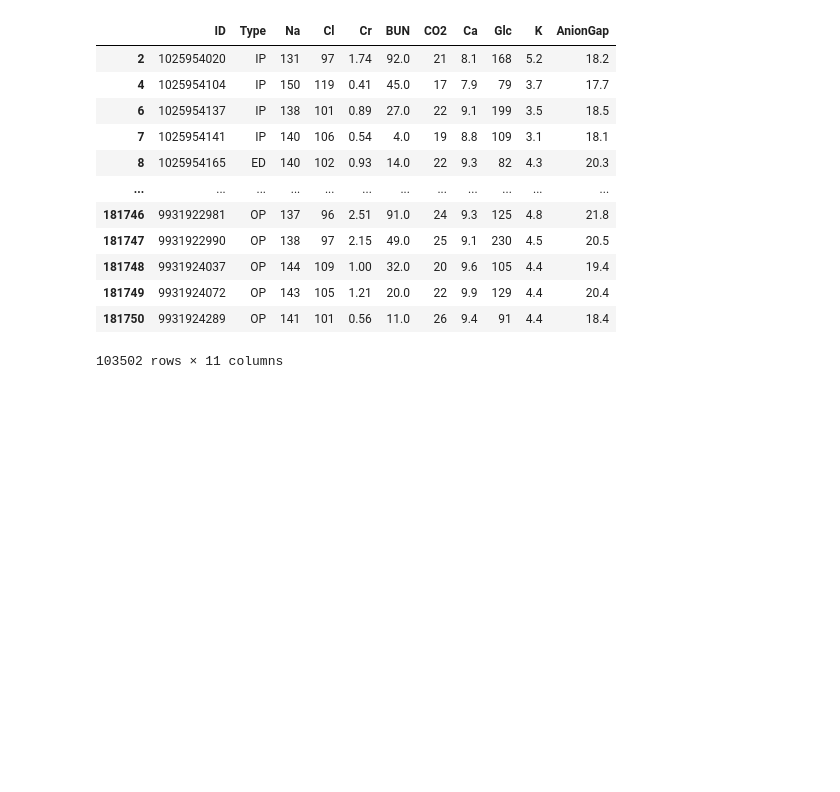
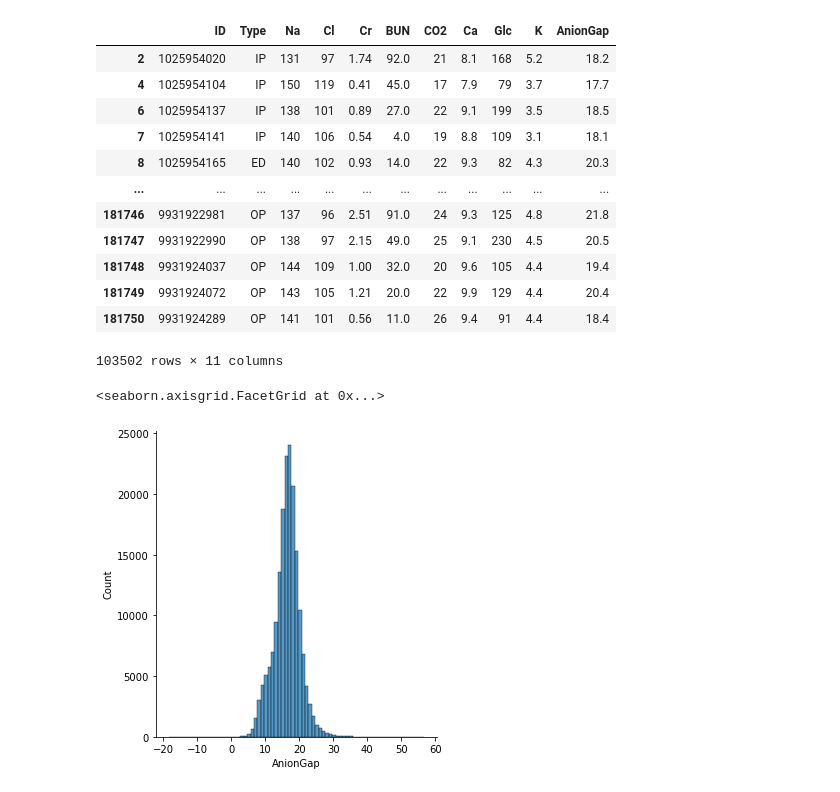
Before and after one commit to tchang3Atnorthwell/aacc_getting_started, a Jupyter notebook: Chem8 Challenges 1-4.ipynb, the cells around one changed output. Cells and saved outputs as stored; diff of their text form; code cells hidden in the pictures; blank space fills up the shorter version.

```diff
--- a/Chem8 Challenges 1-4.ipynb
+++ b/Chem8 Challenges 1-4.ipynb
@@ -292,3 +285,8 @@ chem8[chem8['AnionGap']>16]
 | 181749 | 9931924072 | OP | 143 | 105 | 1.21 | 20.0 | 22 | 9.9 | 129 | 4.4 | 20.4 |
 | 181750 | 9931924289 | OP | 141 | 101 | 0.56 | 11.0 | 26 | 9.4 | 91 | 4.4 | 18.4 |
 103502 rows × 11 columns
+# %%
+sns.displot(chem8['AnionGap'],binwidth=1)
+# %% [output]
+<seaborn.axisgrid.FacetGrid at 0x...>
+[figure, added]
```
Also changed, not shown: parts of 5 cells of this notebook.
